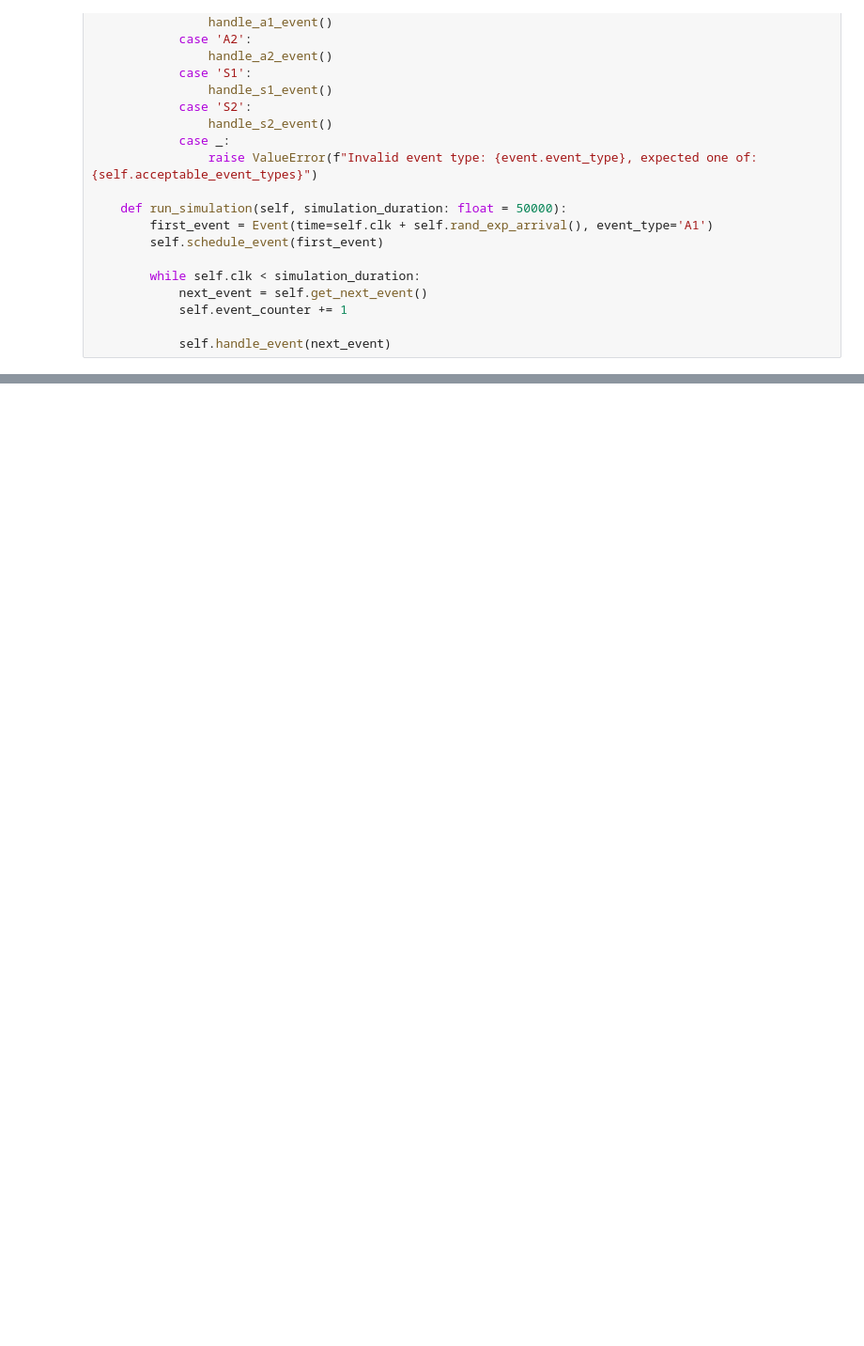
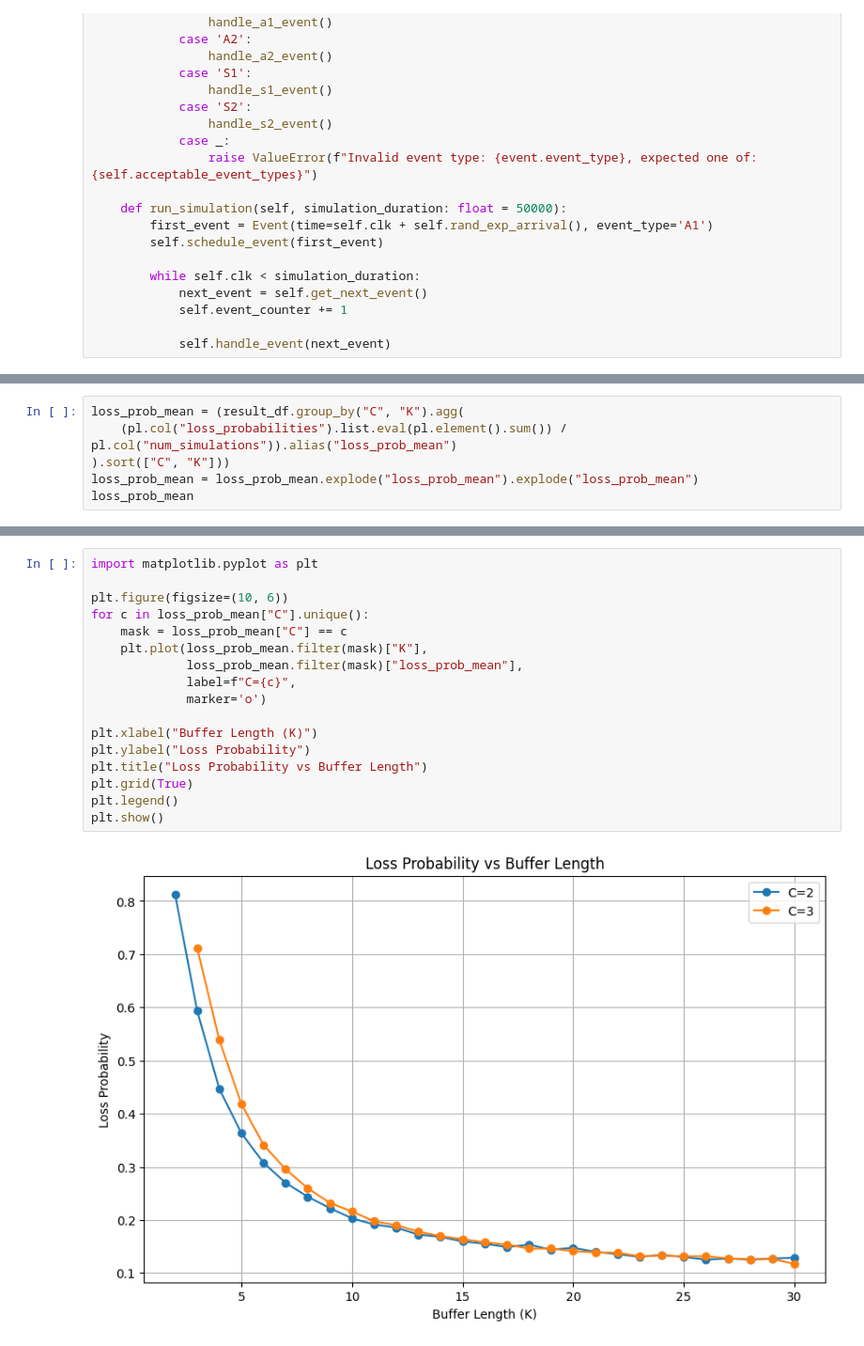
Before and after one commit to hainamt/simulate_queueing_system, a Jupyter notebook: test.ipynb, the cells around one changed output, grey strips where cells are left out. Shown at 94% size. Drawn from its saved outputs; the diff is of its cells as text; blank space fills up the shorter version.

```diff
--- a/test.ipynb
+++ b/test.ipynb
@@ -317,0 +345,6 @@ class QueueSimulator:
+# %%
+loss_prob_mean = (result_df.group_by("C", "K").agg(
+    (pl.col("loss_probabilities").list.eval(pl.element().sum()) / pl.col("num_simulations")).alias("loss_prob_mean")
+).sort(["C", "K"]))
+loss_prob_mean = loss_prob_mean.explode("loss_prob_mean").explode("loss_prob_mean")
+loss_prob_mean
@@ -317,0 +385,19 @@ class QueueSimulator:
+# %%
+import matplotlib.pyplot as plt
+
+plt.figure(figsize=(10, 6))
+for c in loss_prob_mean["C"].unique():
+    mask = loss_prob_mean["C"] == c
+    plt.plot(loss_prob_mean.filter(mask)["K"],
+             loss_prob_mean.filter(mask)["loss_prob_mean"],
+             label=f"C={c}",
+             marker='o')
+
+plt.xlabel("Buffer Length (K)")
+plt.ylabel("Loss Probability")
+plt.title("Loss Probability vs Buffer Length")
+plt.grid(True)
+plt.legend()
+plt.show()
+# %% [output]
+[figure, added]
```
Also changed, not shown: parts of 8 cells of this notebook, 14 other files.
